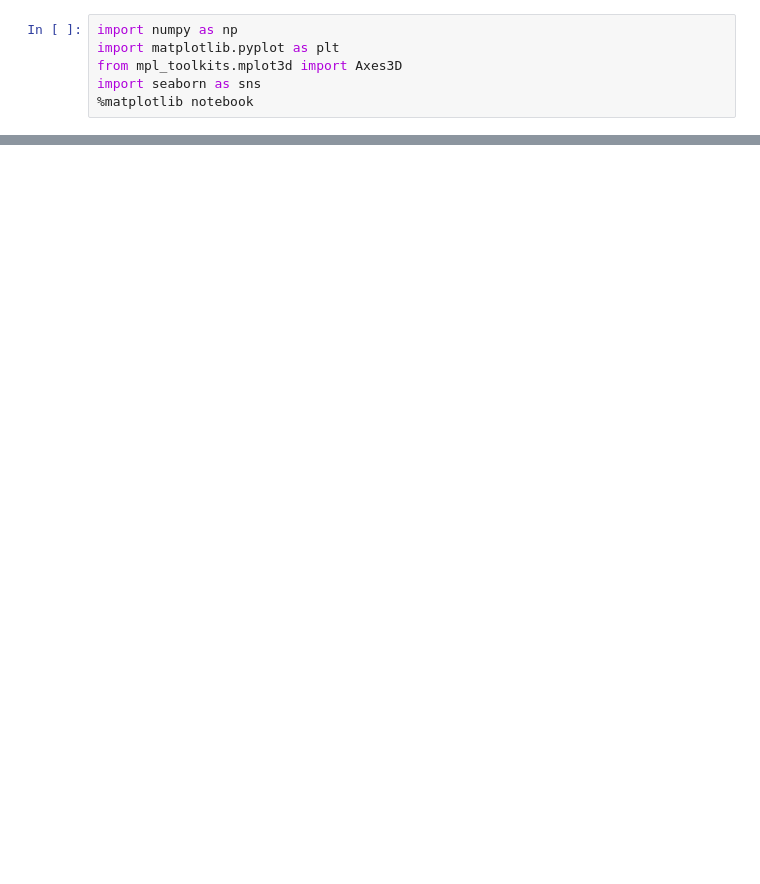
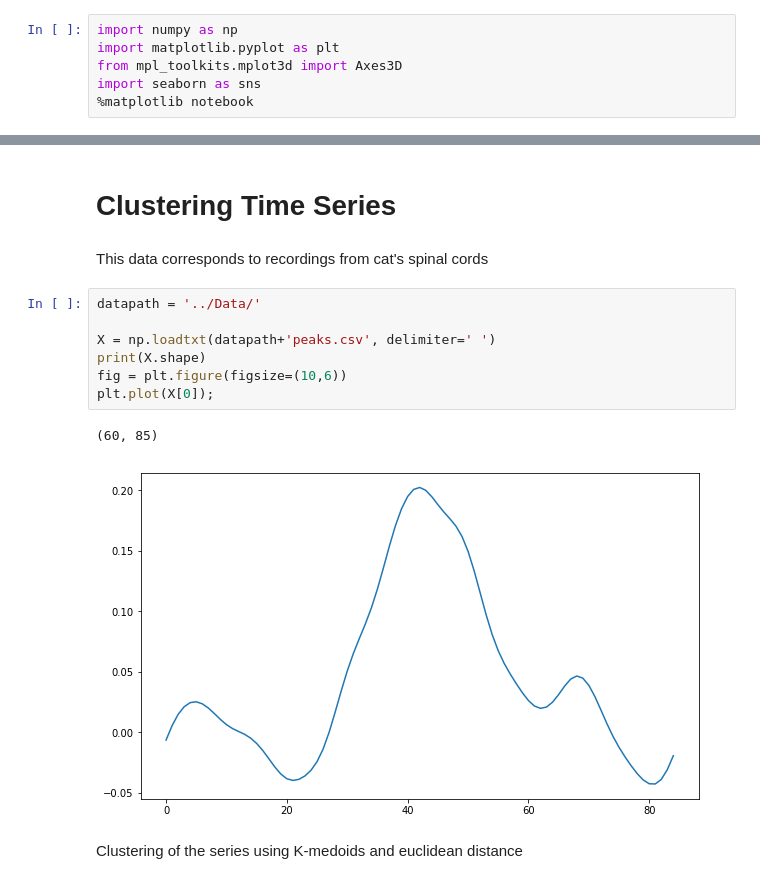
Before and after one commit to bejar/URLNotebooks, a Jupyter notebook: Notebooks/12SequentialData.ipynb, the cells around one changed output, grey strips where cells are left out. Saved outputs shown, nothing was run; the diff lists cells and outputs as text; blank space fills up the shorter version.

```diff
--- a/Notebooks/12SequentialData.ipynb
+++ b/Notebooks/12SequentialData.ipynb
@@ -24,0 +39,16 @@ plt.plot(datatrans[0]);
+# %% [markdown]
+# Clustering Time Series
+# %% [markdown]
+This data corresponds to recordings from cat's spinal cords
+# %%
+datapath = '../Data/'
+
+X = np.loadtxt(datapath+'peaks.csv', delimiter=' ')
+print(X.shape)
+fig = plt.figure(figsize=(10,6))
+plt.plot(X[0]);
+# %% [output]
+(60, 85)
+[figure, added]
+# %% [markdown]
+Clustering of the series using K-medoids and euclidean distance
```
Also changed, not shown: parts of 25 cells of this notebook, 6 other files.
